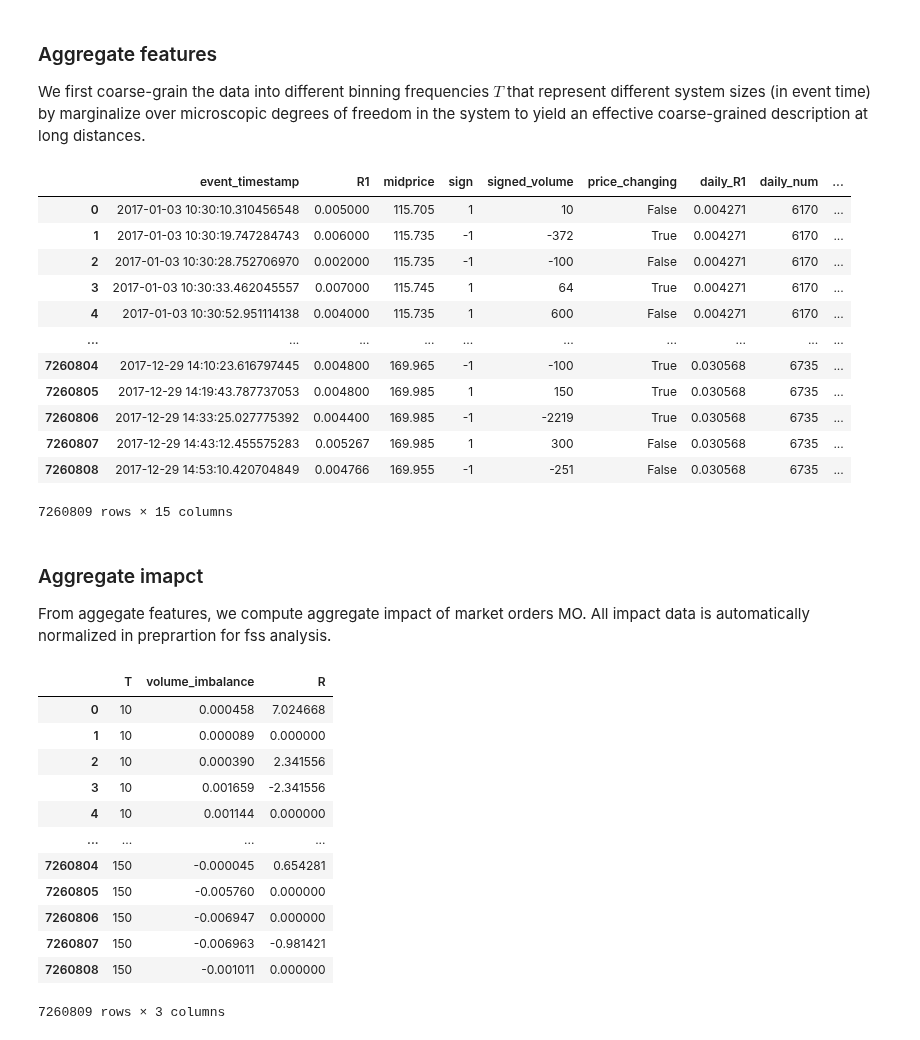
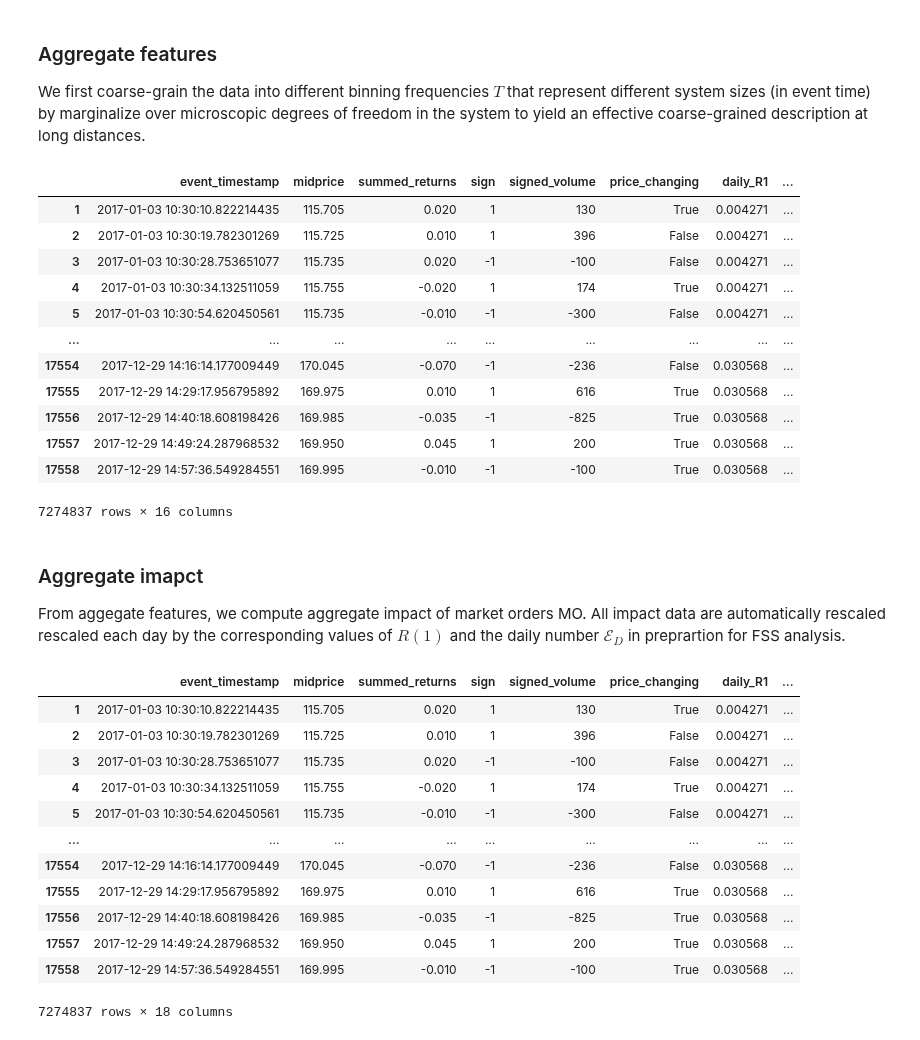
Before and after one commit to anabugaenko/liquidity, a Jupyter notebook: notebooks/MO/price_impact.ipynb, the cells around one changed output. Saved outputs shown, nothing was run; the diff lists cells and outputs as text; code cells hidden in the pictures.

```diff
--- a/notebooks/MO/price_impact.ipynb
+++ b/notebooks/MO/price_impact.ipynb
@@ -42,7 +77,7 @@ Finite-size scaling analysis a powerful tool that enables extraction of exponent
 # %%
 # Constants
-BINNING_FREQUENCIES = list(range(10, 151))
-OBSERVATION_WINDOWS = [10, 20, 50, 100, 150]
+DATA_RANGE = list(range(10, 151))
+BINNING_FREQUENCIES = [10, 20, 50, 100, 150]
 # %%
 # Load orderbook raw sample data
 stocks = ['TSLA', 'AMZN', 'NFLX', 'MSFT', 'EBAY', 'AAPL', 'GOOG']
@@ -86,44 +121,44 @@ aapl_raw_df.head()
 We first coarse-grain the data into different binning frequencies $T$ that represent different system sizes (in event time) by marginalize over microscopic degrees of freedom in the system to yield an effective coarse-grained description at long distances.
 # %%
 # Compute aggregate features
-aggregate_features = compute_aggregate_features(aapl_raw_df, BINNING_FREQUENCIES)
-aggregate_features
+aggregate_features = compute_aggregate_features(aapl_raw_df, DATA_RANGE)
+display(aggregate_features)
 # %% [output]
-|  | event_timestamp | R1 | midprice | sign | signed_volume | price_changing | daily_R1 | daily_num | ... |
-| 0 | 2017-01-03 10:30:10.310456548 | 0.005000 | 115.705 | 1 | 10 | False | 0.004271 | 6170 | ... |
-| 1 | 2017-01-03 10:30:19.747284743 | 0.006000 | 115.735 | -1 | -372 | True | 0.004271 | 6170 | ... |
-| 2 | 2017-01-03 10:30:28.752706970 | 0.002000 | 115.735 | -1 | -100 | False | 0.004271 | 6170 | ... |
-| 3 | 2017-01-03 10:30:33.462045557 | 0.007000 | 115.745 | 1 | 64 | True | 0.004271 | 6170 | ... |
-| 4 | 2017-01-03 10:30:52.951114138 | 0.004000 | 115.735 | 1 | 600 | False | 0.004271 | 6170 | ... |
-| ... | ... | ... | ... | ... | ... | ... | ... | ... | ... |
-| 7260804 | 2017-12-29 14:10:23.616797445 | 0.004800 | 169.965 | -1 | -100 | True | 0.030568 | 6735 | ... |
-| 7260805 | 2017-12-29 14:19:43.787737053 | 0.004800 | 169.985 | 1 | 150 | True | 0.030568 | 6735 | ... |
-| 7260806 | 2017-12-29 14:33:25.027775392 | 0.004400 | 169.985 | -1 | -2219 | True | 0.030568 | 6735 | ... |
-| 7260807 | 2017-12-29 14:43:12.455575283 | 0.005267 | 169.985 | 1 | 300 | False | 0.030568 | 6735 | ... |
-| 7260808 | 2017-12-29 14:53:10.420704849 | 0.004766 | 169.955 | -1 | -251 | False | 0.030568 | 6735 | ... |
+|  | event_timestamp | midprice | summed_returns | sign | signed_volume | price_changing | daily_R1 | ... |
+| 1 | 2017-01-03 10:30:10.822214435 | 115.705 | 0.020 | 1 | 130 | True | 0.004271 | ... |
+| 2 | 2017-01-03 10:30:19.782301269 | 115.725 | 0.010 | 1 | 396 | False | 0.004271 | ... |
+| 3 | 2017-01-03 10:30:28.753651077 | 115.735 | 0.020 | -1 | -100 | False | 0.004271 | ... |
+| 4 | 2017-01-03 10:30:34.132511059 | 115.755 | -0.020 | 1 | 174 | True | 0.004271 | ... |
+| 5 | 2017-01-03 10:30:54.620450561 | 115.735 | -0.010 | -1 | -300 | False | 0.004271 | ... |
+| ... | ... | ... | ... | ... | ... | ... | ... | ... |
+| 17554 | 2017-12-29 14:16:14.177009449 | 170.045 | -0.070 | -1 | -236 | False | 0.030568 | ... |
+| 17555 | 2017-12-29 14:29:17.956795892 | 169.975 | 0.010 | 1 | 616 | True | 0.030568 | ... |
+| 17556 | 2017-12-29 14:40:18.608198426 | 169.985 | -0.035 | -1 | -825 | True | 0.030568 | ... |
+| 17557 | 2017-12-29 14:49:24.287968532 | 169.950 | 0.045 | 1 | 200 | True | 0.030568 | ... |
+| 17558 | 2017-12-29 14:57:36.549284551 | 169.995 | -0.010 | -1 | -100 | True | 0.030568 | ... |
-7260809 rows × 15 columns
+7274837 rows × 16 columns
 # %% [markdown]
 ### Aggregate imapct
-From aggegate features, we compute aggregate impact of market orders MO. All impact data is automatically normalized in preprartion for fss analysis.
+From aggegate features, we compute aggregate impact of market orders MO. All impact data are automatically rescaled  rescaled each day by the corresponding values of $R(1)$ and the daily number $\mathcal{E}_D$ in preprartion for FSS analysis.
 # %%
 # Compute data for susceptibility
 imbalance_column = "volume_imbalance"
-aggregate_impact_data = aggregate_impact(aggregate_features, normalize=True, conditional_variable=imbalance_column)
+aggregate_impact_data = aggregate_impact(aggregate_features, conditional_variable=imbalance_column)
 display(aggregate_impact_data)
 # %% [output]
-|  | T | volume_imbalance | R |
-| 0 | 10 | 0.000458 | 7.024668 |
-| 1 | 10 | 0.000089 | 0.000000 |
-| 2 | 10 | 0.000390 | 2.341556 |
-| 3 | 10 | 0.001659 | -2.341556 |
-| 4 | 10 | 0.001144 | 0.000000 |
-| ... | ... | ... | ... |
-| 7260804 | 150 | -0.000045 | 0.654281 |
-| 7260805 | 150 | -0.005760 | 0.000000 |
-| 7260806 | 150 | -0.006947 | 0.000000 |
-| 7260807 | 150 | -0.006963 | -0.981421 |
-| 7260808 | 150 | -0.001011 | 0.000000 |
+|  | event_timestamp | midprice | summed_returns | sign | signed_volume | price_changing | daily_R1 | ... |
+| 1 | 2017-01-03 10:30:10.822214435 | 115.705 | 0.020 | 1 | 130 | True | 0.004271 | ... |
+| 2 | 2017-01-03 10:30:19.782301269 | 115.725 | 0.010 | 1 | 396 | False | 0.004271 | ... |
+| 3 | 2017-01-03 10:30:28.753651077 | 115.735 | 0.020 | -1 | -100 | False | 0.004271 | ... |
+| 4 | 2017-01-03 10:30:34.132511059 | 115.755 | -0.020 | 1 | 174 | True | 0.004271 | ... |
+| 5 | 2017-01-03 10:30:54.620450561 | 115.735 | -0.010 | -1 | -300 | False | 0.004271 | ... |
+| ... | ... | ... | ... | ... | ... | ... | ... | ... |
+| 17554 | 2017-12-29 14:16:14.177009449 | 170.045 | -0.070 | -1 | -236 | False | 0.030568 | ... |
+| 17555 | 2017-12-29 14:29:17.956795892 | 169.975 | 0.010 | 1 | 616 | True | 0.030568 | ... |
+| 17556 | 2017-12-29 14:40:18.608198426 | 169.985 | -0.035 | -1 | -825 | True | 0.030568 | ... |
+| 17557 | 2017-12-29 14:49:24.287968532 | 169.950 | 0.045 | 1 | 200 | True | 0.030568 | ... |
+| 17558 | 2017-12-29 14:57:36.549284551 | 169.995 | -0.010 | -1 | -100 | True | 0.030568 | ... |
-7260809 rows × 3 columns
+7274837 rows × 18 columns
 # %% [markdown]
 ### Determine shape parameters
 Determine the shape parameters $\alpha$ and $\beta$ of scaling function $\mathscr{F}(\cdot)$ by fitting the</b>
```
Also changed, not shown: parts of 31 cells of this notebook, 24 other files.
